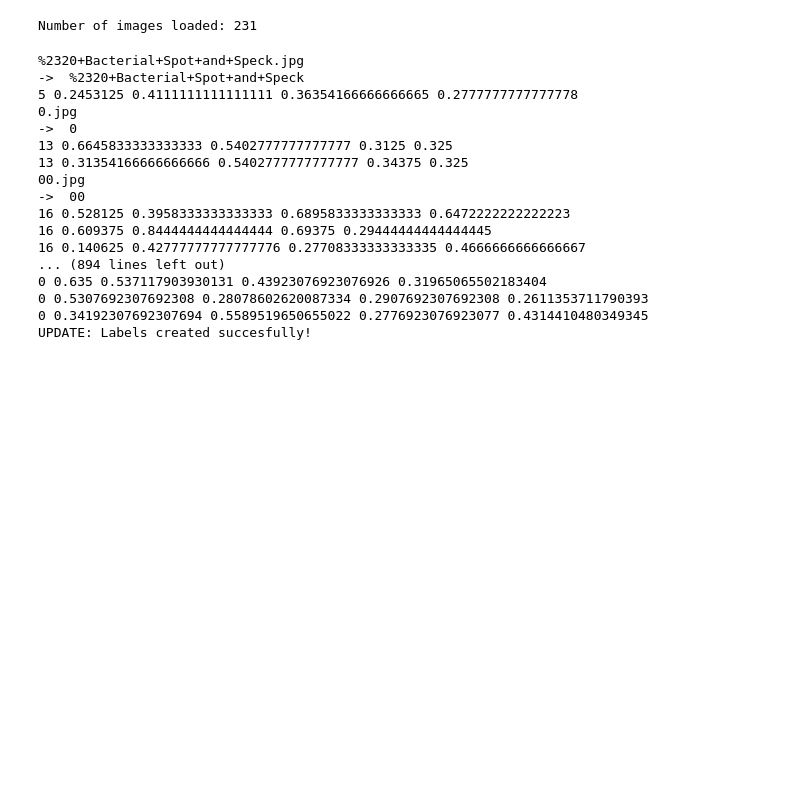
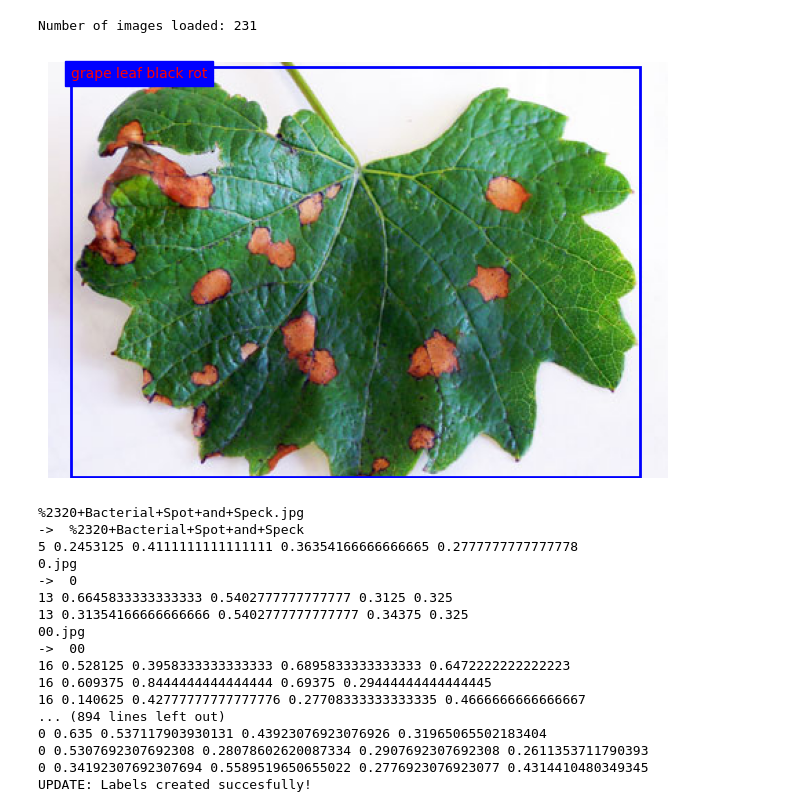
Before and after one commit to kruthi-sb/leaf_disease_detection, a Jupyter notebook: loading_data.ipynb, the cells around one changed output. Saved outputs shown, nothing was run; the diff lists cells and outputs as text; code cells hidden in the pictures; blank space fills up the shorter version.

```diff
--- a/loading_data.ipynb
+++ b/loading_data.ipynb
@@ -276,7 +260,9 @@ test_loader.load_dataset()
 Number of images loaded: 231
 # %%
 # show random image with bounding boxes
-#test_loader.show_image_with_boxes()
+test_loader.show_image_with_boxes(img_name = "5-29black-rot-chardRR")
+# %% [output]
+[figure, added]
 # %%
 # get class names
 #class_names_test = extract_class_names(test_loader.annotations)
```
Also changed, not shown: parts of 13 cells of this notebook, 1 other file.
